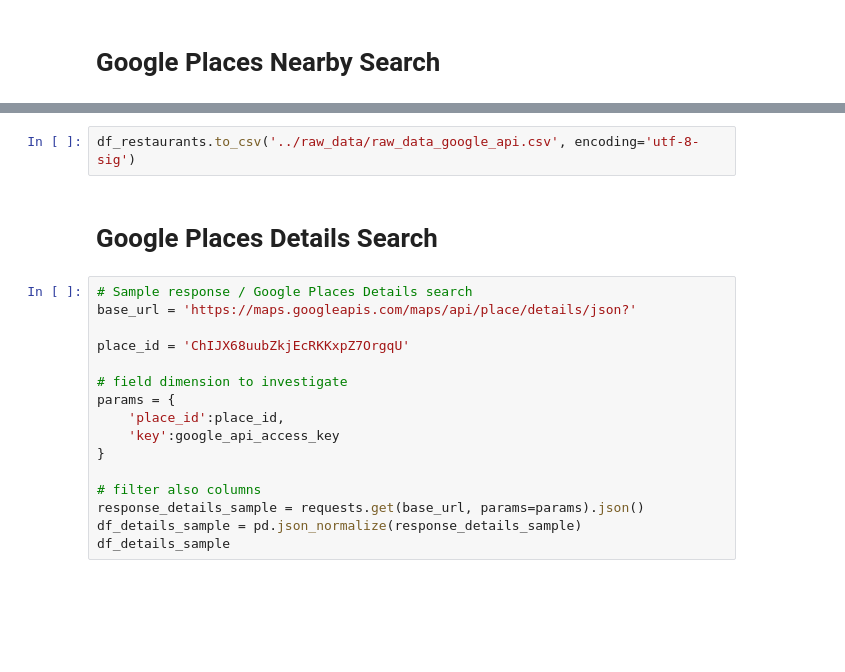
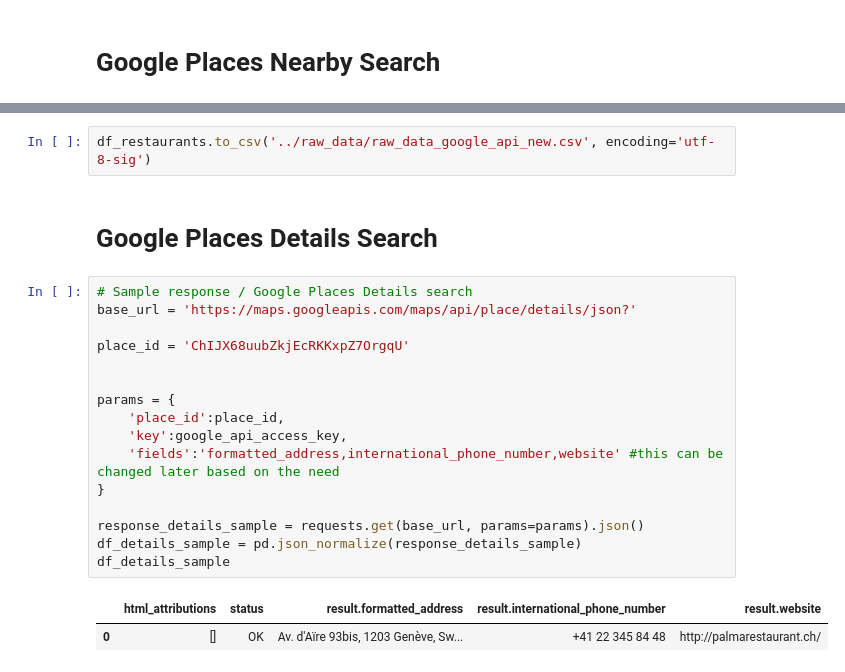
Before and after one commit to burakonurlu/best_restaurant_location, a Jupyter notebook: notebooks/Google Places API.ipynb, the cells around one changed output, grey strips where cells are left out. Drawn from its saved outputs; the diff is of its cells as text; blank space fills up the shorter version.

```diff
--- a/notebooks/Google Places API.ipynb
+++ b/notebooks/Google Places API.ipynb
@@ -100,22 +159,25 @@ df_restaurants
 # %%
-df_restaurants.to_csv('../raw_data/raw_data_google_api.csv', encoding='utf-8-sig')
+df_restaurants.to_csv('../raw_data/raw_data_google_api_new.csv', encoding='utf-8-sig')
 # %% [markdown]
 # Google Places Details Search
 # %%
 # Sample response / Google Places Details search
 base_url = 'https://maps.googleapis.com/maps/api/place/details/json?'
 
 place_id = 'ChIJX68uubZkjEcRKKxpZ7OrgqU'
 
-# field dimension to investigate
+
 params = {
     'place_id':place_id,
-    'key':google_api_access_key
+    'key':google_api_access_key,
+    'fields':'formatted_address,international_phone_number,website' #this can be changed later based on the need
 }
 
-# filter also columns
 response_details_sample = requests.get(base_url, params=params).json()
 df_details_sample = pd.json_normalize(response_details_sample)
 df_details_sample
+# %% [output]
+|  | html_attributions | status | result.formatted_address | result.international_phone_number | result.website |
+| 0 | [] | OK | Av. d'Aïre 93bis, 1203 Genève, Sw... | +41 22 345 84 48 | http://palmarestaurant.ch/ |
 # %%
 response_details_sample
```
Also changed, not shown: parts of 13 cells of this notebook, 6 other files.
